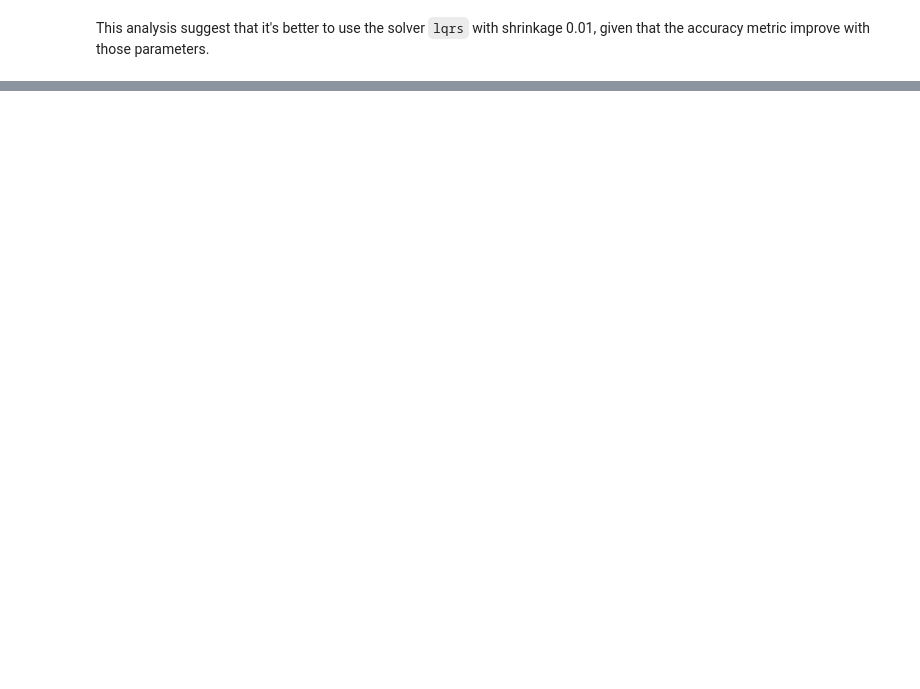
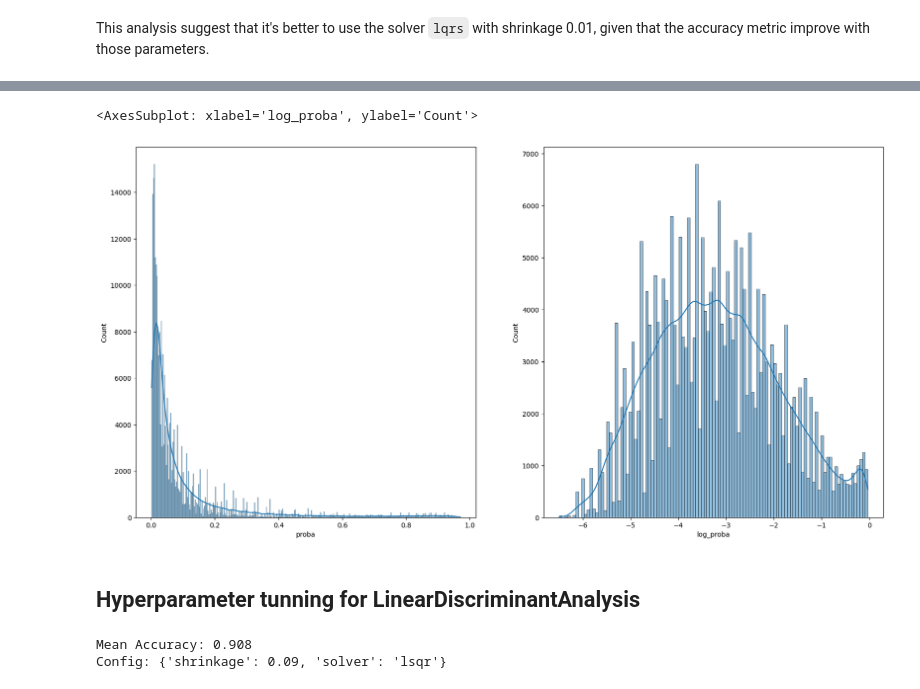
Before and after one commit to gabyarte/heart-attack-cost-reduction, a Jupyter notebook: notebooks/03a_discriminant_analysis.ipynb, the cells around one changed output, grey strips where cells are left out. Saved outputs shown, nothing was run; the diff lists cells and outputs as text; code cells hidden in the pictures; blank space fills up the shorter version.

```diff
--- a/notebooks/03a_discriminant_analysis.ipynb
+++ b/notebooks/03a_discriminant_analysis.ipynb
@@ -196,0 +225,10 @@ With the scaled features we obtain a similar result, with slightly less accuracy
+# %%
+discriminant_analysis_multivariate = LinearDiscriminantAnalysis()
+cv_multivariate = RepeatedStratifiedKFold(n_splits=10, n_repeats=3, random_state=1)
+scores_multivariate = cross_val_score(
+    discriminant_analysis_multivariate, X_multivariate, y,
+    scoring='accuracy',
+    cv=cv_multivariate,
+    n_jobs=-1)
+
+print('Mean Accuracy: %.3f (%.3f)' % (np.mean(scores_multivariate), np.std(scores_multivariate)))
@@ -196,0 +237,4 @@ With the scaled features we obtain a similar result, with slightly less accuracy
+# %%
+discriminant_analysis_multivariate = discriminant_analysis_multivariate.fit(X_multivariate, y)
+data_multivariate['proba'] = discriminant_analysis_multivariate.predict_proba(X_multivariate)[:, 1]
+data_multivariate['log_proba'] = discriminant_analysis_multivariate.predict_log_proba(X_multivariate)[:, 1]
@@ -196,0 +265,9 @@ With the scaled features we obtain a similar result, with slightly less accuracy
+# %%
+_, ax = plt.subplots(1, 2, figsize=(20, 10))
+sns.histplot(data_multivariate['proba'], kde=True, ax=ax[0])
+sns.histplot(data_multivariate['log_proba'], kde=True, ax=ax[1])
+# %% [output]
+<AxesSubplot: xlabel='log_proba', ylabel='Count'>
+[figure, added]
+# %% [markdown]
+## Hyperparameter tunning for LinearDiscriminantAnalysis
@@ -196,0 +290,7 @@ With the scaled features we obtain a similar result, with slightly less accuracy
+# %%
+# summarize
+print('Mean Accuracy: %.3f' % results_shrinkage_multivariate.best_score_)
+print('Config: %s' % results_shrinkage_multivariate.best_params_)
+# %% [output]
+Mean Accuracy: 0.908
+Config: {'shrinkage': 0.09, 'solver': 'lsqr'}
```
Also changed, not shown: parts of 34 cells of this notebook.
